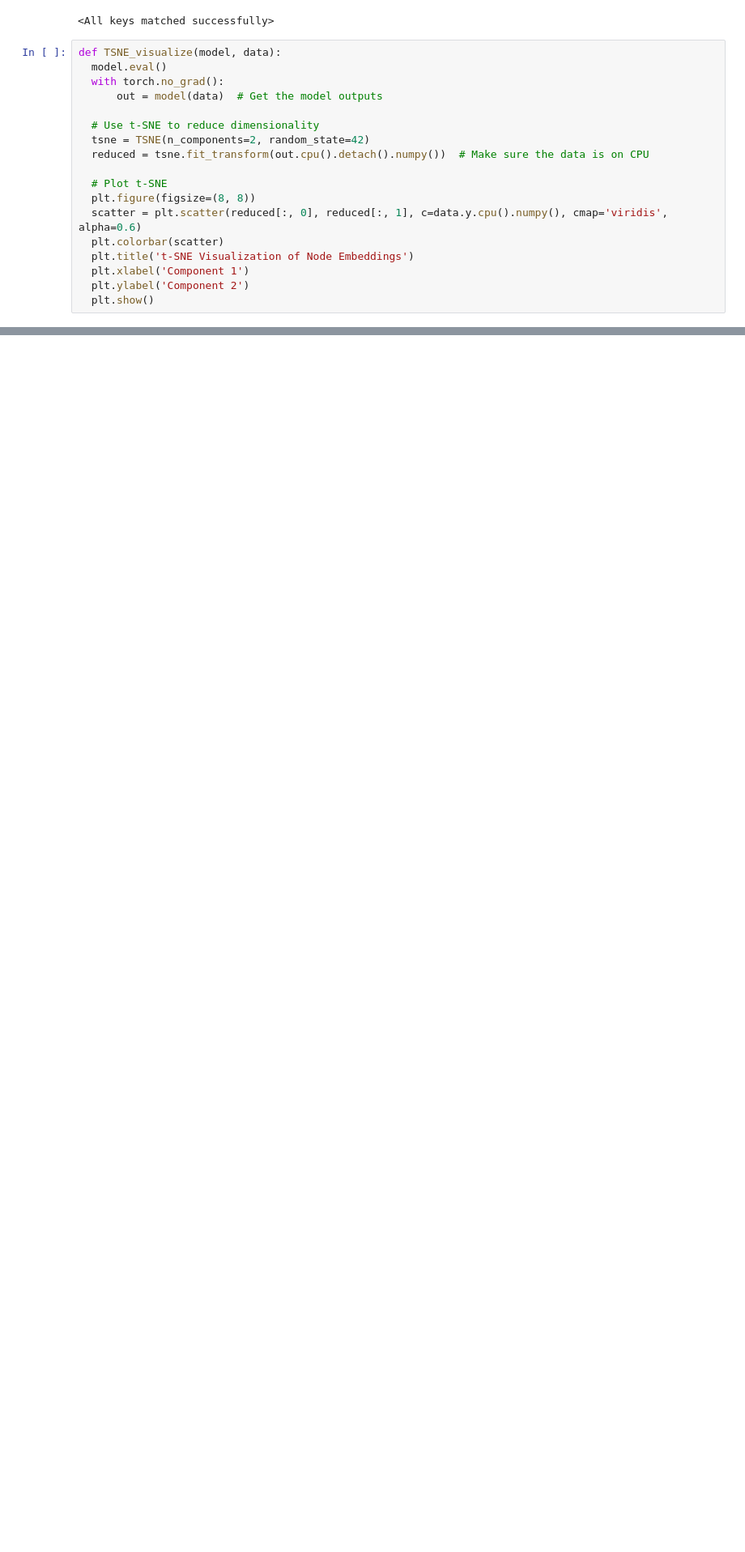
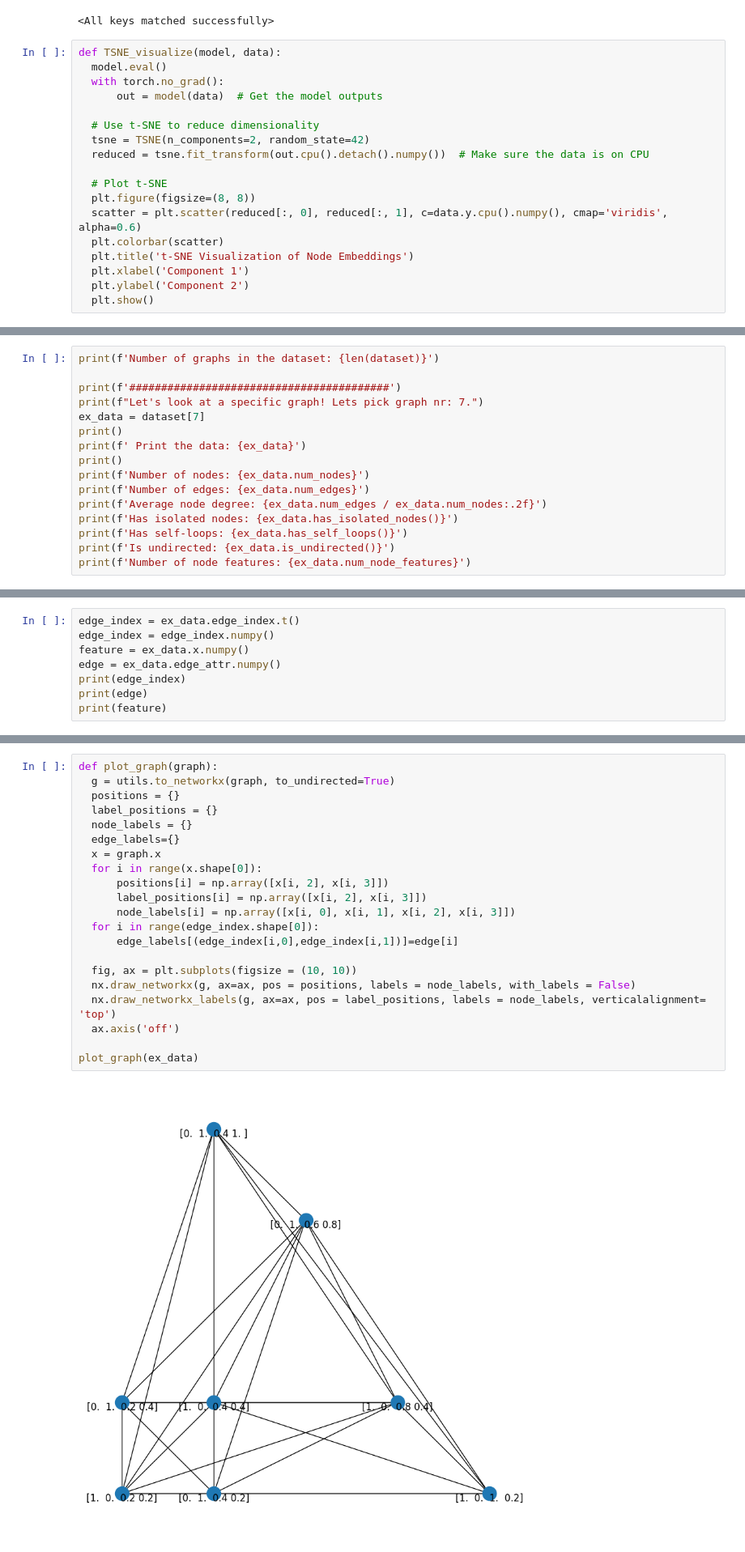
Before and after one commit to marcusaxelsson1/Advanced_NN, a Jupyter notebook: HWA.ipynb, the cells around one changed output, grey strips where cells are left out. Shown at 81% size. Saved outputs shown, nothing was run; the diff lists cells and outputs as text; blank space fills up the shorter version.

```diff
--- a/HWA.ipynb
+++ b/HWA.ipynb
@@ -237,0 +241,16 @@ TSNE_visualize(gcn_model, data)
+# %%
+print(f'Number of graphs in the dataset: {len(dataset)}')
+
+print(f'#########################################')
+print(f"Let's look at a specific graph! Lets pick graph nr: 7.")
+ex_data = dataset[7]
+print()
+print(f' Print the data: {ex_data}')
+print()
+print(f'Number of nodes: {ex_data.num_nodes}')
+print(f'Number of edges: {ex_data.num_edges}')
+print(f'Average node degree: {ex_data.num_edges / ex_data.num_nodes:.2f}')
+print(f'Has isolated nodes: {ex_data.has_isolated_nodes()}')
+print(f'Has self-loops: {ex_data.has_self_loops()}')
+print(f'Is undirected: {ex_data.is_undirected()}')
+print(f'Number of node features: {ex_data.num_node_features}')
@@ -237,0 +281,8 @@ TSNE_visualize(gcn_model, data)
+# %%
+edge_index = ex_data.edge_index.t()
+edge_index = edge_index.numpy()
+feature = ex_data.x.numpy()
+edge = ex_data.edge_attr.numpy()
+print(edge_index)
+print(edge)
+print(feature)
@@ -237,0 +307,23 @@ TSNE_visualize(gcn_model, data)
+# %%
+def plot_graph(graph):
+  g = utils.to_networkx(graph, to_undirected=True)
+  positions = {}
+  label_positions = {}
+  node_labels = {}
+  edge_labels={}
+  x = graph.x
+  for i in range(x.shape[0]):
+      positions[i] = np.array([x[i, 2], x[i, 3]])
+      label_positions[i] = np.array([x[i, 2], x[i, 3]])
+      node_labels[i] = np.array([x[i, 0], x[i, 1], x[i, 2], x[i, 3]])
+  for i in range(edge_index.shape[0]):
+      edge_labels[(edge_index[i,0],edge_index[i,1])]=edge[i]
+
+  fig, ax = plt.subplots(figsize = (10, 10))
+  nx.draw_networkx(g, ax=ax, pos = positions, labels = node_labels, with_labels = False)
+  nx.draw_networkx_labels(g, ax=ax, pos = label_positions, labels = node_labels, verticalalignment= 'top')
+  ax.axis('off')
+
+plot_graph(ex_data)
+# %% [output]
+[figure, added]
```
Also changed, not shown: parts of 20 cells of this notebook.
